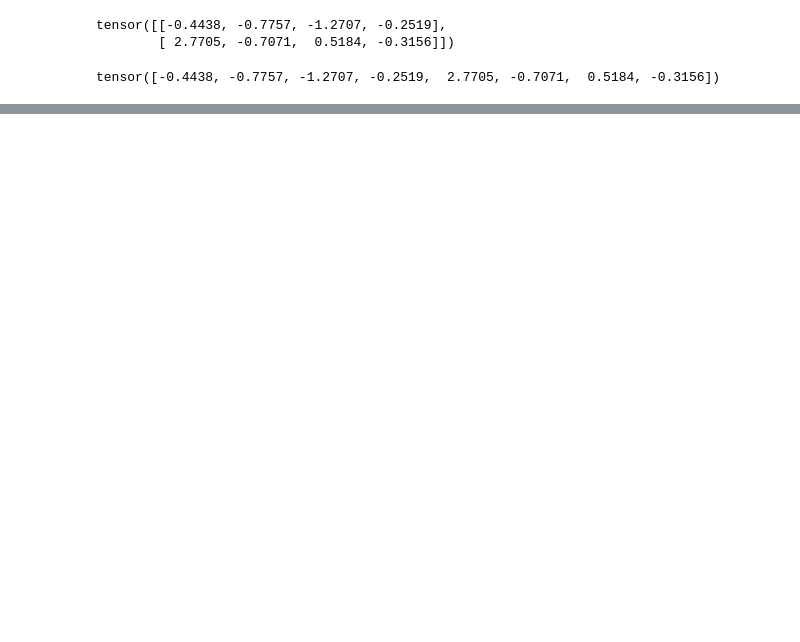
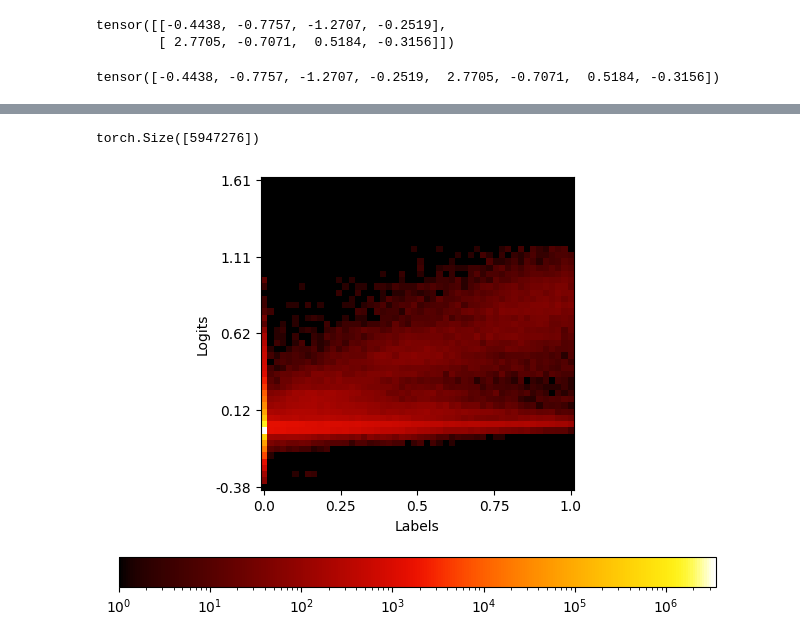
Before and after one commit to synthetic-tensors/caduceus, a Jupyter notebook: crispr_data_wrangling.ipynb, the cells around one changed output, grey strips where cells are left out. Saved outputs shown, nothing was run; the diff lists cells and outputs as text; code cells hidden in the pictures; blank space fills up the shorter version.

```diff
--- a/crispr_data_wrangling.ipynb
+++ b/crispr_data_wrangling.ipynb
@@ -827,0 +832,3 @@ for x in tqdm(ds):
+# %%
+logit_files =!ls outputs/2024-12-11/*02*/*preds*gpu* -l | awk '{print $9}'
+label_files =!ls outputs/2024-12-11/*02*/*labels*gpu* -l | awk '{print $9}'
@@ -827,0 +859,45 @@ for x in tqdm(ds):
+# %%
+import torch
+lof, laf = [], []
+for logfile, labfile in zip(logit_files, label_files):
+    lof.append(torch.cat(torch.load(logfile)))
+    laf.append(torch.cat(torch.load(labfile)))
+lof = torch.cat(lof)
+laf = torch.cat(laf)
+# %%
+import matplotlib.pyplot as plt
+p
+# %% [output]
+torch.Size([5947276])
+# %%
+import colorcet as cc
+import matplotlib.colors as colors
+import matplotlib.pyplot as plt
+from fast_histogram import histogram2d
+import numpy as np
+
+
+def fast_plot(x, y, xlabel="X", ylabel='Y', file_path=False):
+    cmap = cc.cm["fire"].copy()
+    cmap.set_bad(cmap.get_under())  # set the color for 0
+    bounds = [[np.nanmin(x), np.nanmax(x)], [np.nanmin(y), np.nanmax(y)]]
+    if bounds[1][0]==bounds[1][1]:
+        return
+    h = histogram2d(x, y, range=bounds, bins=50)
+    ax = plt.imshow(np.rot90(h), norm=colors.LogNorm(vmin=1, vmax=h.max()), cmap=cmap)
+    plt.xticks(ticks=np.linspace(0, 49, 5),
+               labels=[str(round(float(label), 2)) for label in np.linspace(bounds[0][0], bounds[0][1], 5)])
+    plt.yticks(ticks=np.linspace(49, 0, 5),
+               labels=[str(round(float(label), 2)) for label in np.linspace(bounds[1][0], bounds[1][1], 5)])
+    plt.xlabel(xlabel)
+    plt.ylabel(ylabel)
+    plt.colorbar(location="bottom", )
+    plt.tight_layout()
+
+    if file_path:
+        plt.savefig(file_path)
+        plt.clf()
+# %%
+fast_plot(laf,lof,"Labels","Logits")
+# %% [output]
+[figure, added]
```
Also changed, not shown: parts of 5 cells of this notebook, 5 other files.
